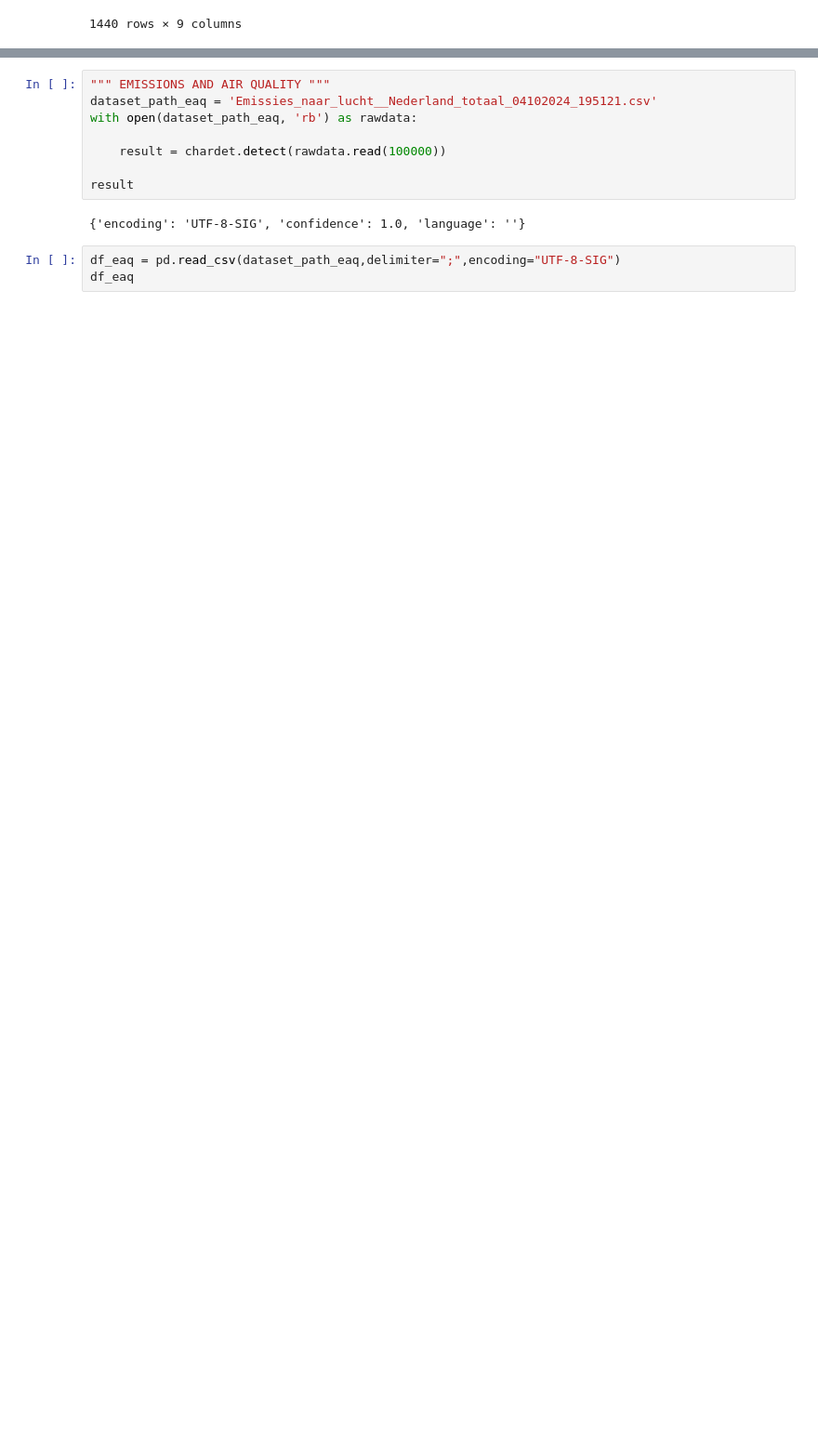
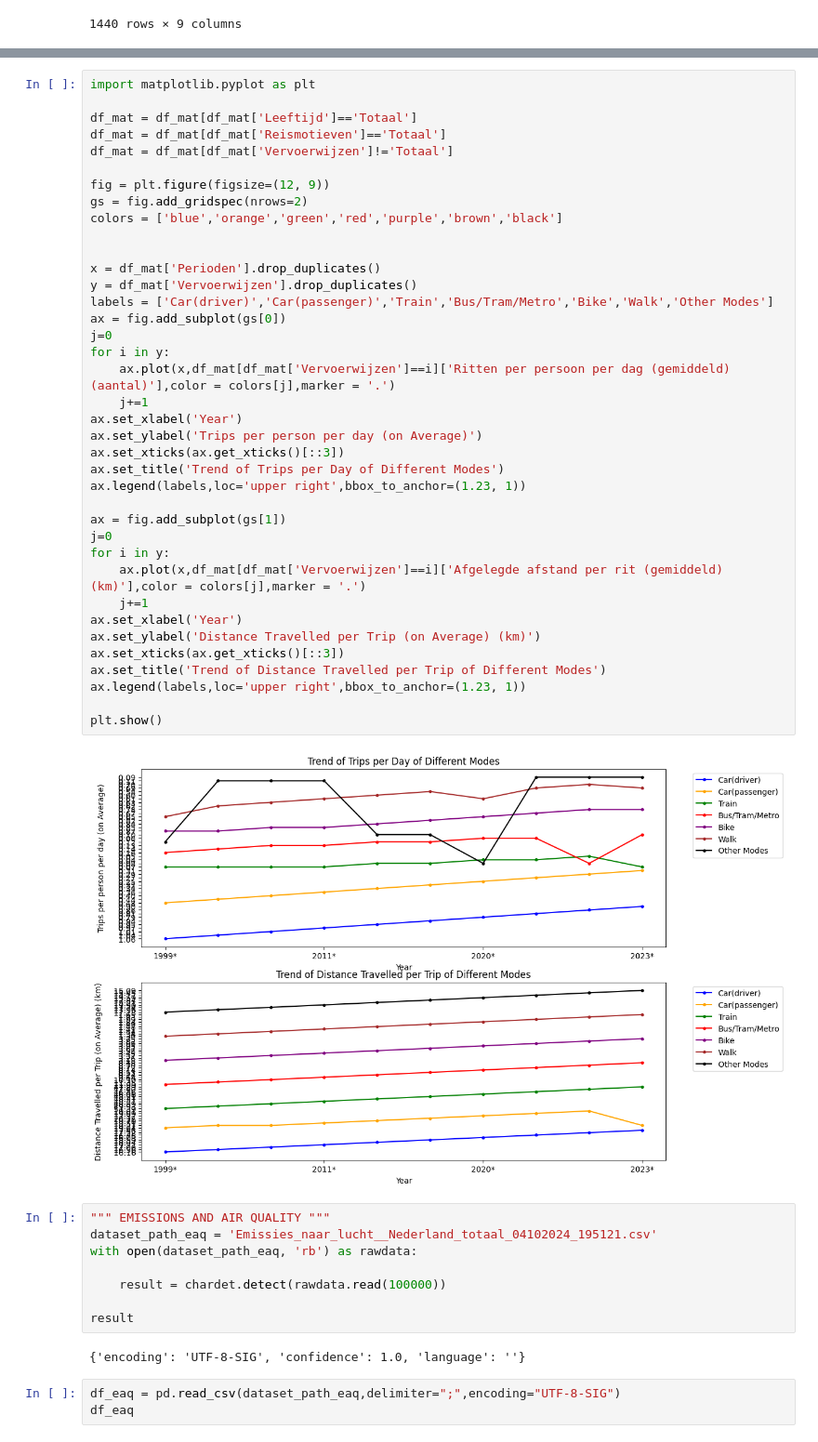
Before and after one commit to Pboucher030/Project-TIL6022, a Jupyter notebook: project_template.ipynb, the cells around one changed output, grey strips where cells are left out. Shown at 93% size. Cells and saved outputs as stored; diff of their text form; blank space fills up the shorter version.

```diff
--- a/project_template.ipynb
+++ b/project_template.ipynb
@@ -100,3 +105,43 @@ df_mat
+# %%
+import matplotlib.pyplot as plt
+
+df_mat = df_mat[df_mat['Leeftijd']=='Totaal']
+df_mat = df_mat[df_mat['Reismotieven']=='Totaal']
+df_mat = df_mat[df_mat['Vervoerwijzen']!='Totaal']
+
+fig = plt.figure(figsize=(12, 9))
+gs = fig.add_gridspec(nrows=2)
+colors = ['blue','orange','green','red','purple','brown','black']
+
+
+x = df_mat['Perioden'].drop_duplicates()
+y = df_mat['Vervoerwijzen'].drop_duplicates()
+labels = ['Car(driver)','Car(passenger)','Train','Bus/Tram/Metro','Bike','Walk','Other Modes']
+ax = fig.add_subplot(gs[0])
+j=0
+for i in y:
+    ax.plot(x,df_mat[df_mat['Vervoerwijzen']==i]['Ritten per persoon per dag (gemiddeld) (aantal)'],color = colors[j],marker = '.')
+    j+=1
+ax.set_xlabel('Year')
+ax.set_ylabel('Trips per person per day (on Average)')
+ax.set_xticks(ax.get_xticks()[::3])
+ax.set_title('Trend of Trips per Day of Different Modes')
+ax.legend(labels,loc='upper right',bbox_to_anchor=(1.23, 1))
+
+ax = fig.add_subplot(gs[1])
+j=0
+for i in y:
+    ax.plot(x,df_mat[df_mat['Vervoerwijzen']==i]['Afgelegde afstand per rit (gemiddeld) (km)'],color = colors[j],marker = '.')
+    j+=1
+ax.set_xlabel('Year')
+ax.set_ylabel('Distance Travelled per Trip (on Average) (km)')
+ax.set_xticks(ax.get_xticks()[::3])
+ax.set_title('Trend of Distance Travelled per Trip of Different Modes')
+ax.legend(labels,loc='upper right',bbox_to_anchor=(1.23, 1))
+
+plt.show()
+# %% [output]
+[figure, added]
 # %%
 """ EMISSIONS AND AIR QUALITY """
 dataset_path_eaq = 'Emissies_naar_lucht__Nederland_totaal_04102024_195121.csv'
```
Also changed, not shown: parts of 2 cells of this notebook.
